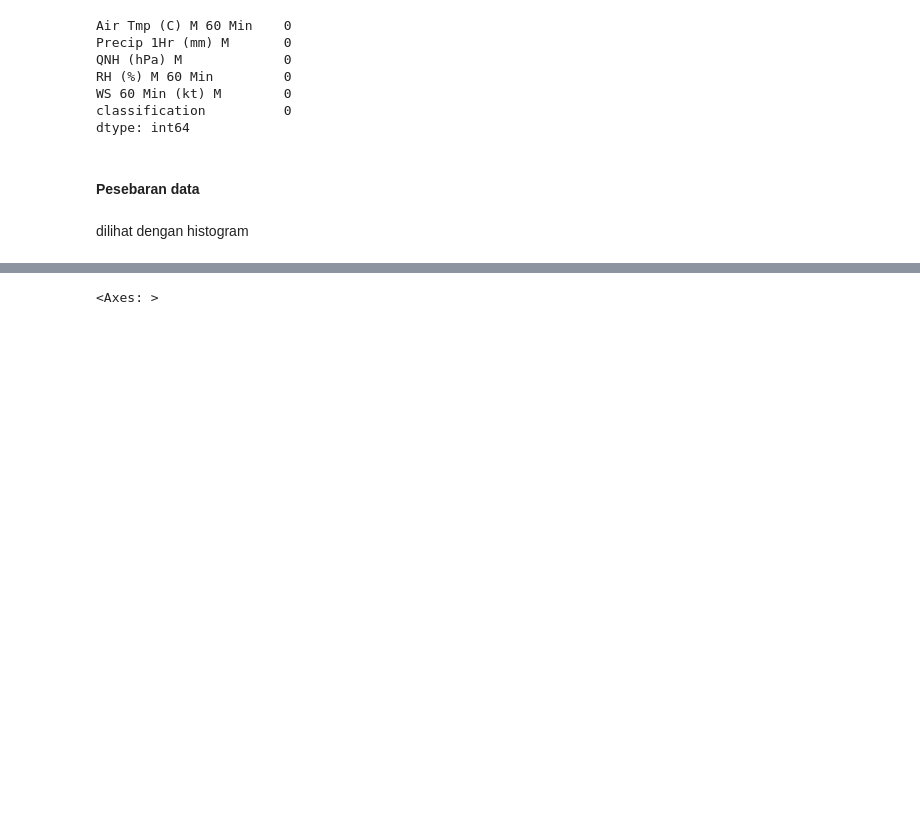
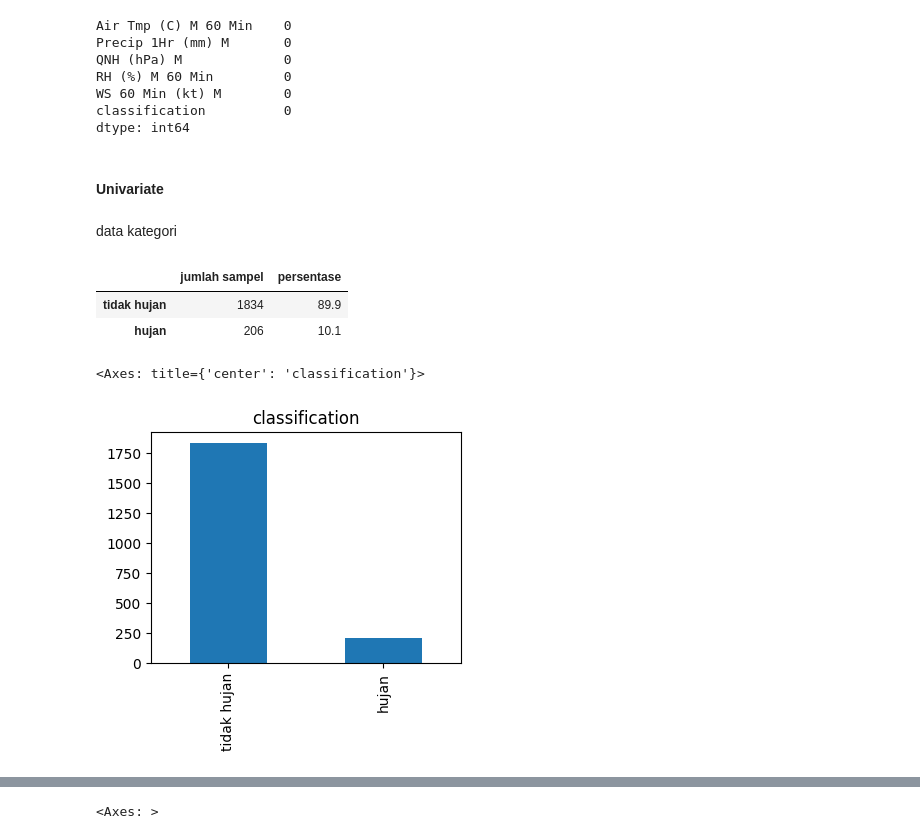
Before and after one commit to el-thobhy/rainfall-prediction, a Jupyter notebook: binary_60-40/test_code_bmkg_binary.ipynb, the cells around one changed output, grey strips where cells are left out. Saved outputs shown, nothing was run; the diff lists cells and outputs as text; code cells hidden in the pictures; blank space fills up the shorter version.

```diff
--- a/binary_60-40/test_code_bmkg_binary.ipynb
+++ b/binary_60-40/test_code_bmkg_binary.ipynb
@@ -192,7 +185,24 @@ dtype: int64
 # data_baru.isnull().sum()
 # %%
 # data_baru = data_baru.drop(data_baru.columns[[1,5]], axis=1)
-# %% [markdown]
-#### Pesebaran data
-# %% [markdown]
-dilihat dengan histogram
+# %% [markdown]
+#### Univariate
+# %% [markdown]
+data kategori
+# %%
+target = ['classification']
+feature = target[0]
+count = data_baru[feature].value_counts()
+percent = 100*data_baru[feature].value_counts(normalize=True)
+df = pd.DataFrame({'jumlah sampel':count, 'persentase':percent.round(1)})
+df
+# %% [output]
+|  | jumlah sampel | persentase |
+| tidak hujan | 1834 | 89.9 |
+| hujan | 206 | 10.1 |
+# %%
+plt.figure(figsize=(4,3))
+count.plot(kind='bar', title=feature)
+# %% [output]
+<Axes: title={'center': 'classification'}>
+[figure, added]
```
Also changed, not shown: parts of 12 cells of this notebook, 4 other files.
